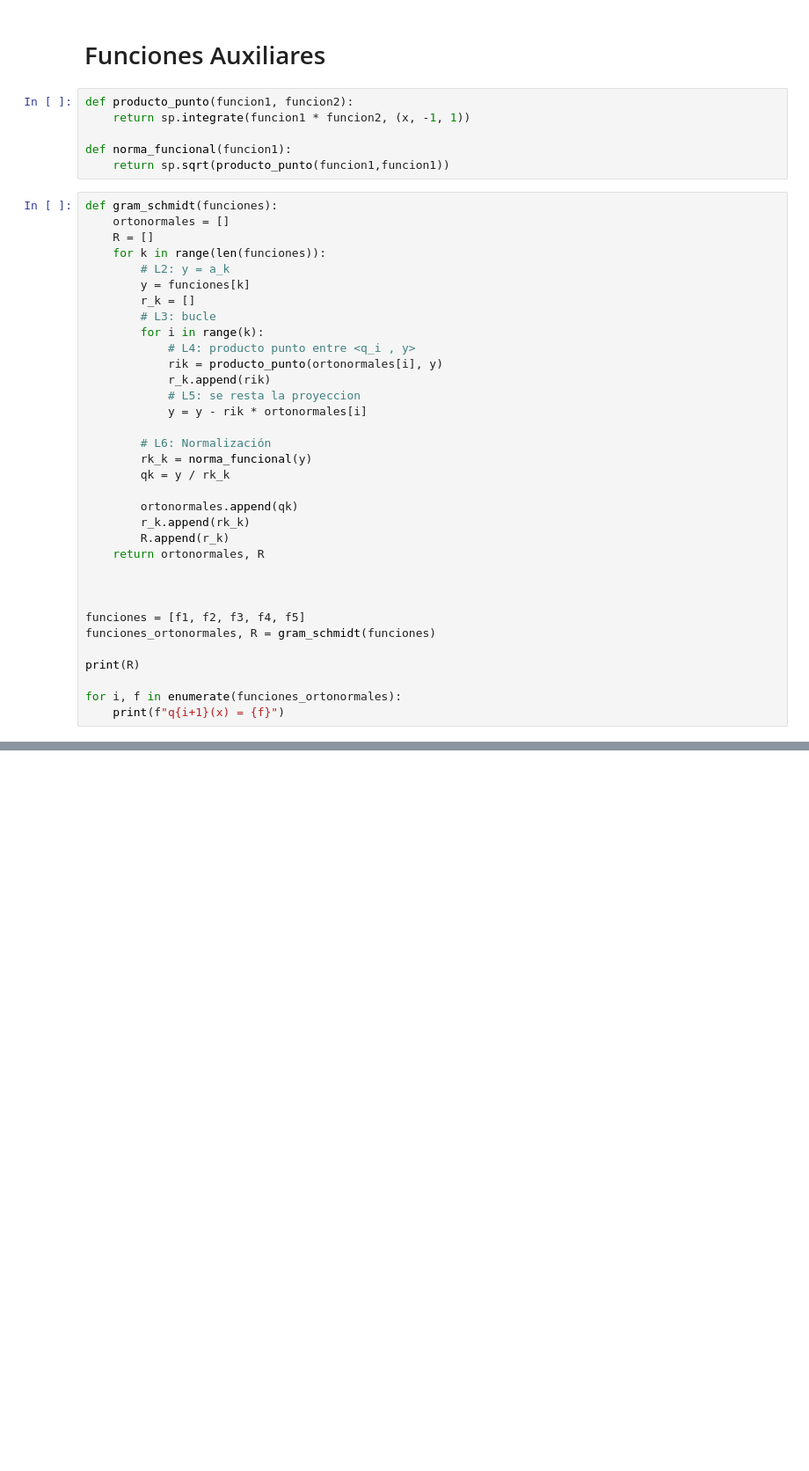
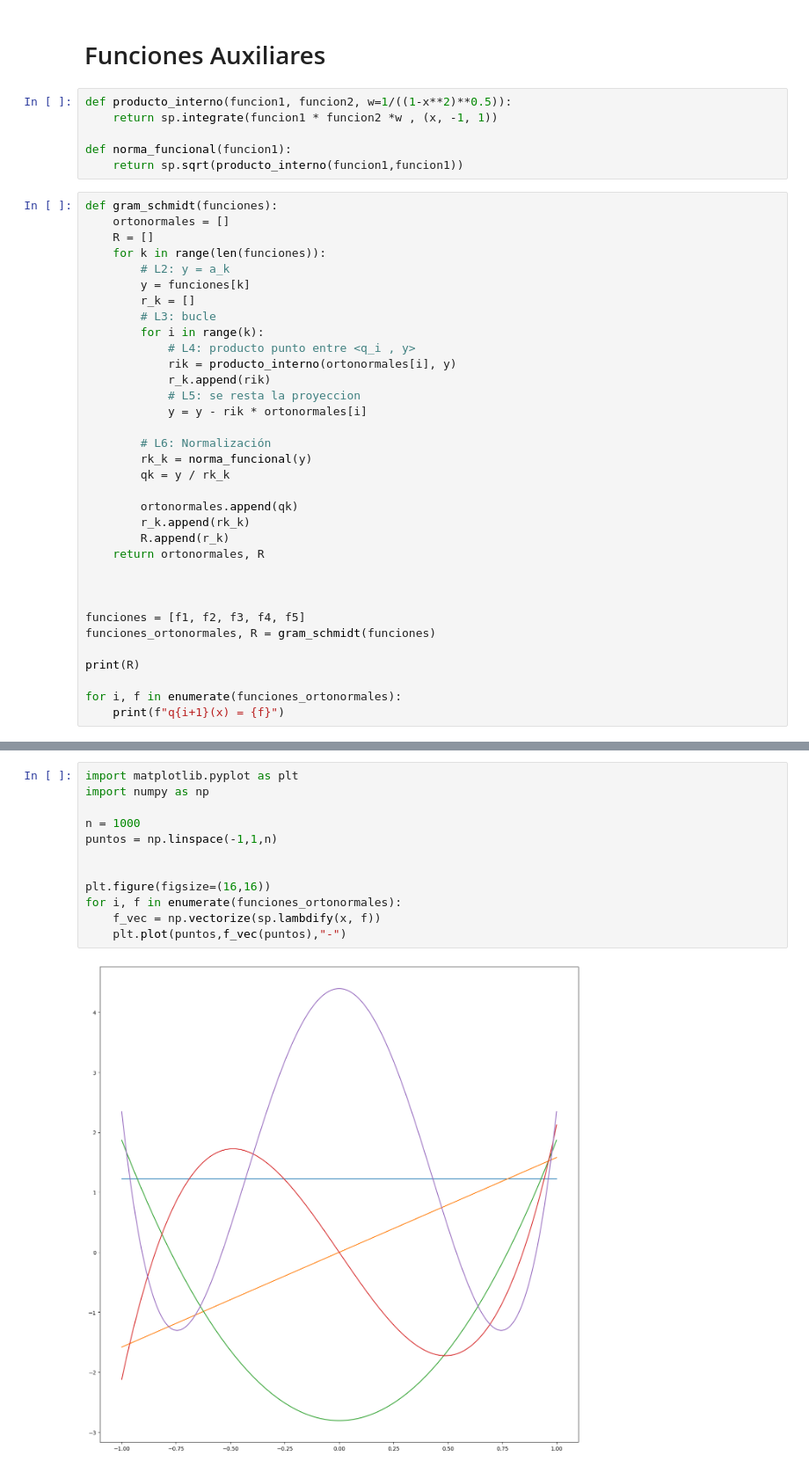
Before and after one commit to eti-calde/NumericalMethods, a Jupyter notebook: Notebooks/Expansion-Ortogonal.ipynb, the cells around one changed output, grey strips where cells are left out. Shown at 88% size. Cells and saved outputs as stored; diff of their text form; blank space fills up the shorter version.

```diff
--- a/Notebooks/Expansion-Ortogonal.ipynb
+++ b/Notebooks/Expansion-Ortogonal.ipynb
@@ -20,11 +14,11 @@ f5 = x**4
 # %% [markdown]
 # Funciones Auxiliares
 # %%
-def producto_punto(funcion1, funcion2):
-    return sp.integrate(funcion1 * funcion2, (x, -1, 1))
+def producto_interno(funcion1, funcion2, w=1/((1-x**2)**0.5)):
+    return sp.integrate(funcion1 * funcion2 *w , (x, -1, 1))
 
 def norma_funcional(funcion1):
-    return sp.sqrt(producto_punto(funcion1,funcion1))
+    return sp.sqrt(producto_interno(funcion1,funcion1))
 # %%
 def gram_schmidt(funciones):
     ortonormales = []
@@ -36,7 +30,7 @@ def gram_schmidt(funciones):
         # L3: bucle
         for i in range(k):
             # L4: producto punto entre <q_i , y>
-            rik = producto_punto(ortonormales[i], y)
+            rik = producto_interno(ortonormales[i], y)
             r_k.append(rik)
             # L5: se resta la proyeccion
             y = y - rik * ortonormales[i]
@@ -68,0 +60,14 @@ q5(x) = 105*sqrt(2)*(x**4 - 6*x**2/7 + 3/35)/16
+# %%
+import matplotlib.pyplot as plt
+import numpy as np
+
+n = 1000
+puntos = np.linspace(-1,1,n)
+
+
+plt.figure(figsize=(16,16))
+for i, f in enumerate(funciones_ortonormales):
+    f_vec = np.vectorize(sp.lambdify(x, f))
+    plt.plot(puntos,f_vec(puntos),"-")
+# %% [output]
+[figure, added]
```
Also changed, not shown: parts of 5 cells of this notebook, 5 other files.
